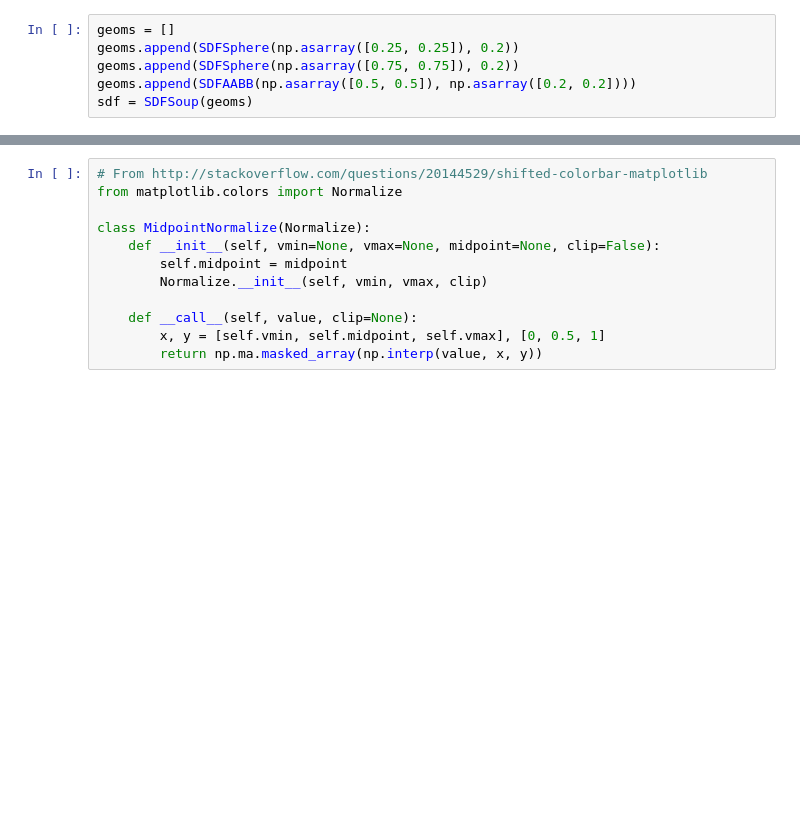
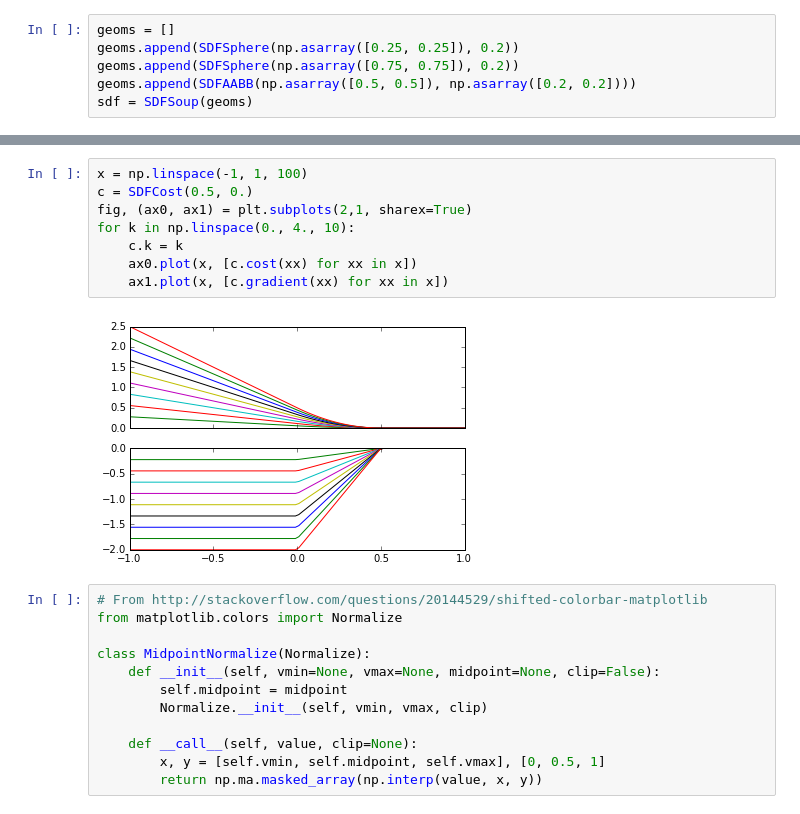
Before and after one commit to siddhss5/notebooks, a Jupyter notebook: FunctionalGradientOptimization.ipynb, the cells around one changed output, grey strips where cells are left out. Saved outputs shown, nothing was run; the diff lists cells and outputs as text; blank space fills up the shorter version.

```diff
--- a/FunctionalGradientOptimization.ipynb
+++ b/FunctionalGradientOptimization.ipynb
@@ -72,3 +80,13 @@ def c(sdf, eps, k):
+# %%
+x = np.linspace(-1, 1, 100)
+c = SDFCost(0.5, 0.)
+fig, (ax0, ax1) = plt.subplots(2,1, sharex=True)
+for k in np.linspace(0., 4., 10):
+    c.k = k
+    ax0.plot(x, [c.cost(xx) for xx in x])
+    ax1.plot(x, [c.gradient(xx) for xx in x])
+# %% [output]
+[figure, added]
 # %%
 # From http://stackoverflow.com/questions/20144529/shifted-colorbar-matplotlib
 from matplotlib.colors import Normalize
```
Also changed, not shown: parts of 10 cells of this notebook.
